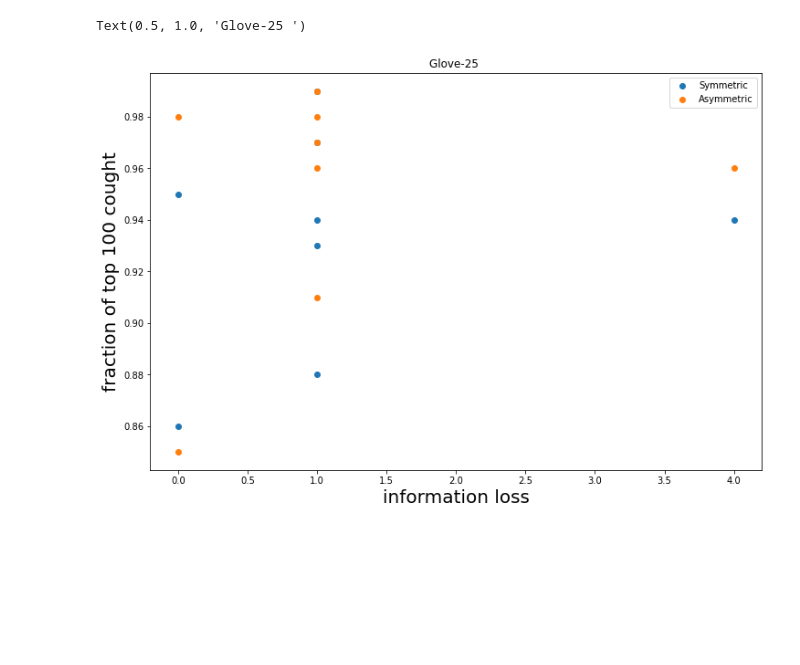
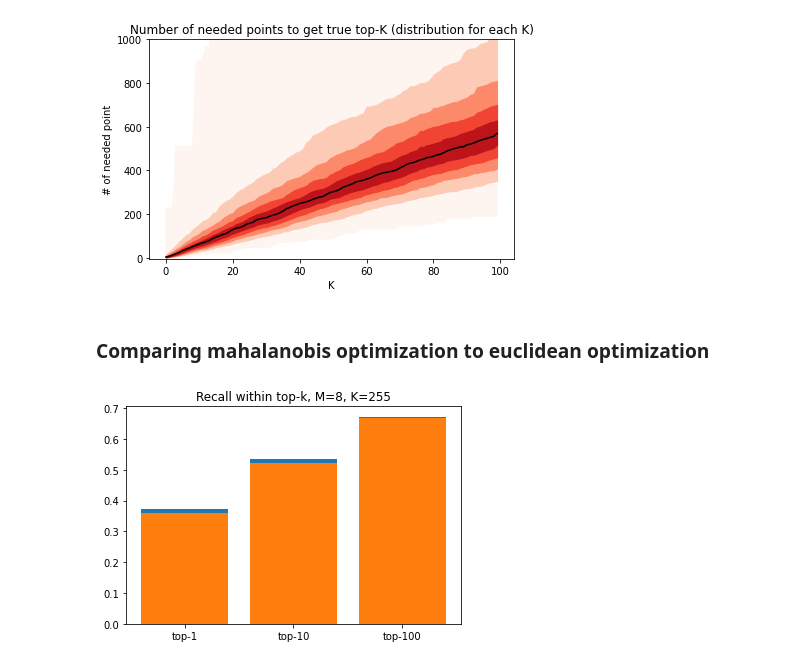
Before and after one commit to TSPoulsen/puffinn, a Jupyter notebook: experiments/results/explore_results.ipynb, the cells around one changed output. Cells and saved outputs as stored; diff of their text form; code cells hidden in the pictures; blank space fills up the shorter version.

```diff
--- a/experiments/results/explore_results.ipynb
+++ b/experiments/results/explore_results.ipynb
@@ -105,10 +106,4 @@ for q, ans in zip(results["8m"]["Asymmetric_distance"], results["True_innner_pro
                 set_ans_order.remove(q_order[j])
             j += 1
         needed[i].append(j)
-y_dat = []
-x_dat = []
-for i in range(bins):
-    y_dat.extend(list(np.quantile(needed[i],[0.25,0.5,0.75])))
-    x_dat.extend([i]*3)
-plt.scatter(x_dat, y_dat)
-plt.show()
+need_arr = np.array(needed)
@@ -245,14 +110,25 @@ x = [25 - (25//(i+1) * (i+1)) for i in range(8)]
-# %%
-fig, ax1 = plt.subplots(1, 1)
-
-fig.set_figwidth(12)
-fig.set_figheight(8)
-ax1.scatter(x,ySym)
-ax1.scatter(x,yAsym)
-ax1.legend(["Symmetric", "Asymmetric"])
-ax1.set_ylabel("fraction of top 100 cought", fontsize = 20)
-ax1.set_xlabel("information loss", fontsize = 20)
-ax1.set_title("Glove-25 ")
-# %% [output]
-Text(0.5, 1.0, 'Glove-25 ')
-[figure, removed]
+# %%
+colormap = cm.get_cmap("Reds")
+p = 11
+percentiles = np.linspace(0,100,p)
+p_data = np.zeros((need_arr.shape[0], p))
+half = (p-1)//2
+for i, row in enumerate(need_arr):
+    row_p = np.percentile(row, percentiles)
+    for j in range(p):
+        p_data[i,j] = row_p[j]
+# %%
+x_vals = list(range(bins))
+plt.plot(x_vals, p_data[:,half], color="k")
+for i in range(half):
+    plt.fill_between(x_vals, p_data[:,i], p_data[:,-(i+1)], color = colormap(i/half))
+plt.title("Number of needed points to get true top-K (distribution for each K)")
+plt.xlabel("K")
+plt.ylabel("# of needed point")
+plt.tight_layout()
+plt.gca().set_ylim([-5, 1000])
+plt.show()
+# %% [output]
+[figure, added]
+# %% [markdown]
+### Comparing mahalanobis optimization to euclidean optimization
@@ -258,0 +137,21 @@ Text(0.5, 1.0, 'Glove-25 ')
+# %%
+maha_recalls = [0 for _ in range(3)]
+euc_recalls = [0 for _ in range(3)]
+for q_maha, q_euc, ans in zip(maha_euc_r["8m"]["Maha_dist_asym"], maha_euc_r["8m"]["Euc_dist_asym"], maha_euc_r["True_innner_product"]):
+
+    q_maha_order = np.argsort(q_maha)
+    q_euc_order =  np.argsort(q_euc)
+    ans_order = np.argsort(ans)
+
+    for i in range(3):
+        top_k = 10**i
+        maha_intersection = np.intersect1d(q_maha_order[:top_k], ans_order[:top_k])
+        euc_intersection = np.intersect1d(q_euc_order[:top_k], ans_order[:top_k])
+        maha_recalls[i]+= len(maha_intersection)
+        euc_recalls[i]+= len(euc_intersection)
+
+for i in range(3):
+    maha_recalls[i] /= ((10**i)*maha_euc_r["True_innner_product"].shape[0])
+    euc_recalls[i]  /= ((10**i)*maha_euc_r["True_innner_product"].shape[0])
+# %% [output]
+[figure, added]
```
Also changed, not shown: parts of 24 cells of this notebook, 12 other files.
